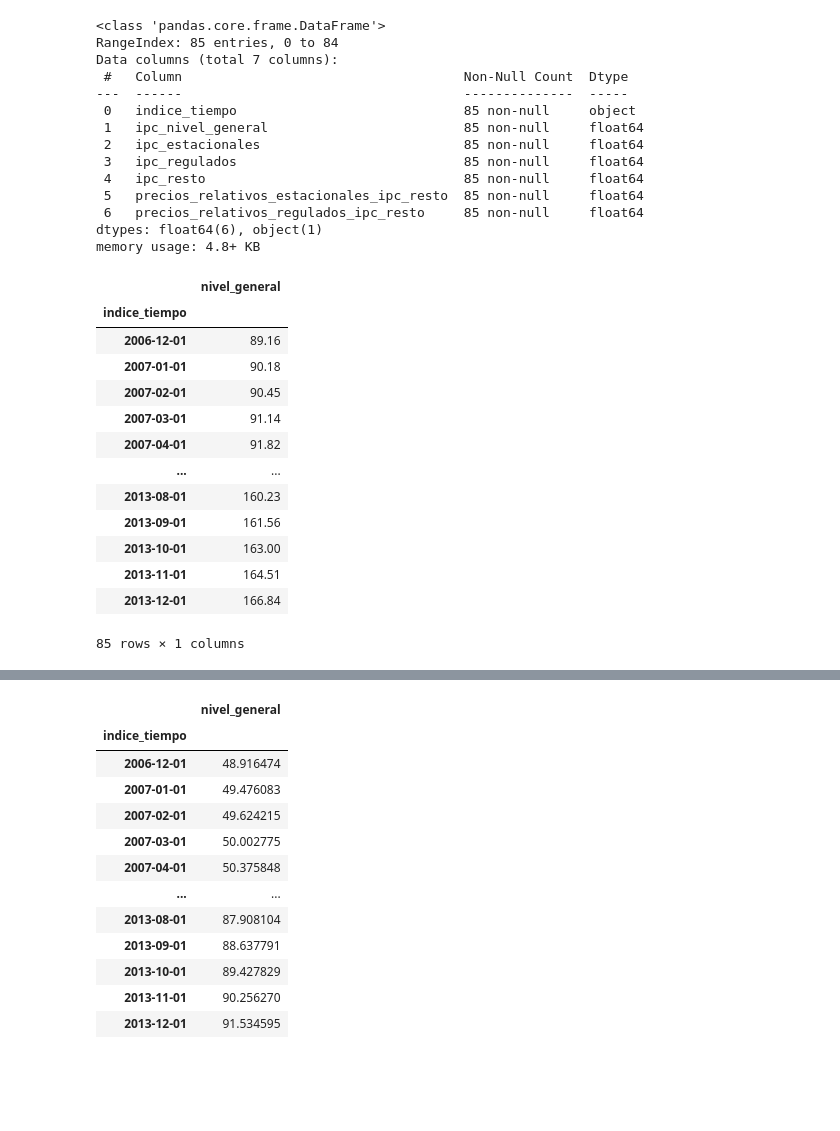
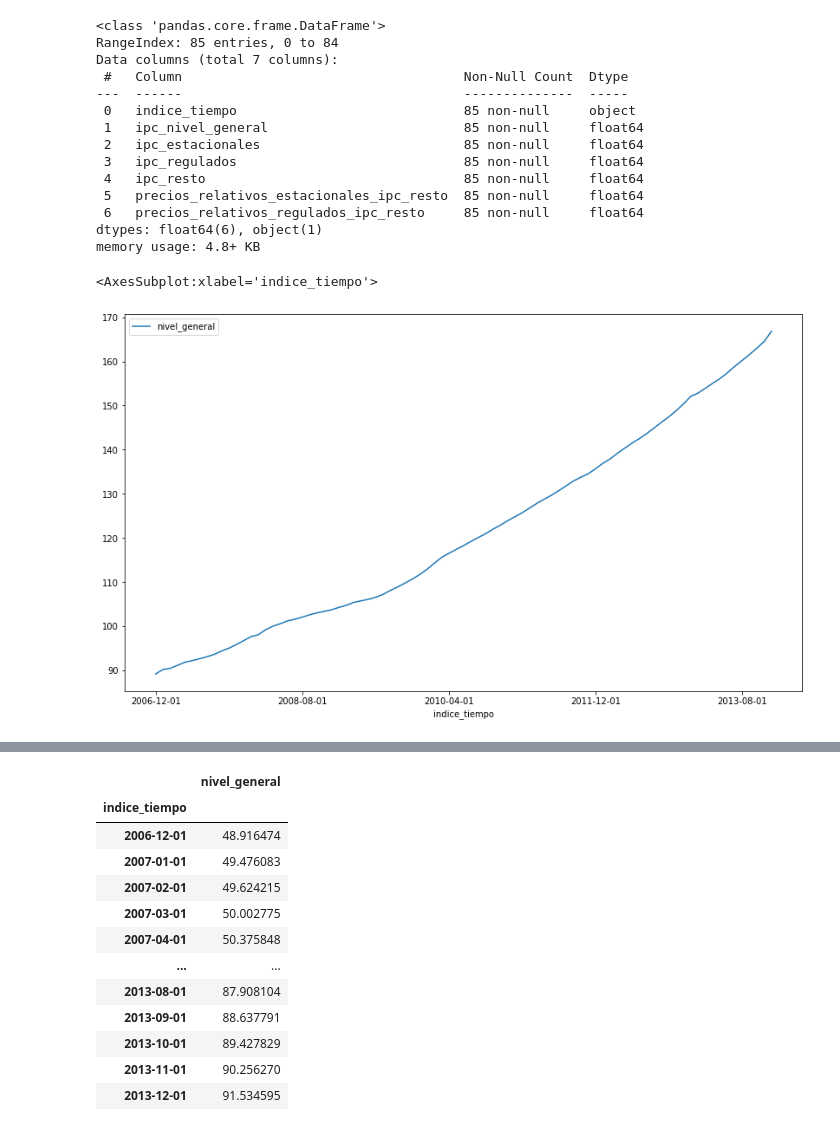
Before and after one commit to SouthGlitch/presupuesto-educativo, a Jupyter notebook: ipc.ipynb, the cells around one changed output, grey strips where cells are left out. Cells and saved outputs as stored; diff of their text form; code cells hidden in the pictures; blank space fills up the shorter version.

```diff
--- a/ipc.ipynb
+++ b/ipc.ipynb
@@ -21,22 +42,11 @@ Data columns (total 7 columns):
  6   precios_relativos_regulados_ipc_resto     85 non-null     float64
 dtypes: float64(6), object(1)
 memory usage: 4.8+ KB
+# %%
+ipc_base_08_ng.plot(figsize=(14,8))
+# %% [output]
+<AxesSubplot:xlabel='indice_tiempo'>
+[figure, added]
 # %%
 ipc_base_08_ng = ipc_base_08[["indice_tiempo", "ipc_nivel_general"]].set_index(
     "indice_tiempo").rename(columns={"ipc_nivel_general": "nivel_general"})
-ipc_base_08_ng
-# %% [output]
-|  | nivel_general |
-| indice_tiempo |  |
-| 2006-12-01 | 89.16 |
-| 2007-01-01 | 90.18 |
-| 2007-02-01 | 90.45 |
-| 2007-03-01 | 91.14 |
-| 2007-04-01 | 91.82 |
-| ... | ... |
-| 2013-08-01 | 160.23 |
-| 2013-09-01 | 161.56 |
-| 2013-10-01 | 163.00 |
-| 2013-11-01 | 164.51 |
-| 2013-12-01 | 166.84 |
-85 rows × 1 columns
```
Also changed, not shown: parts of 122 cells of this notebook, 5 other files.
